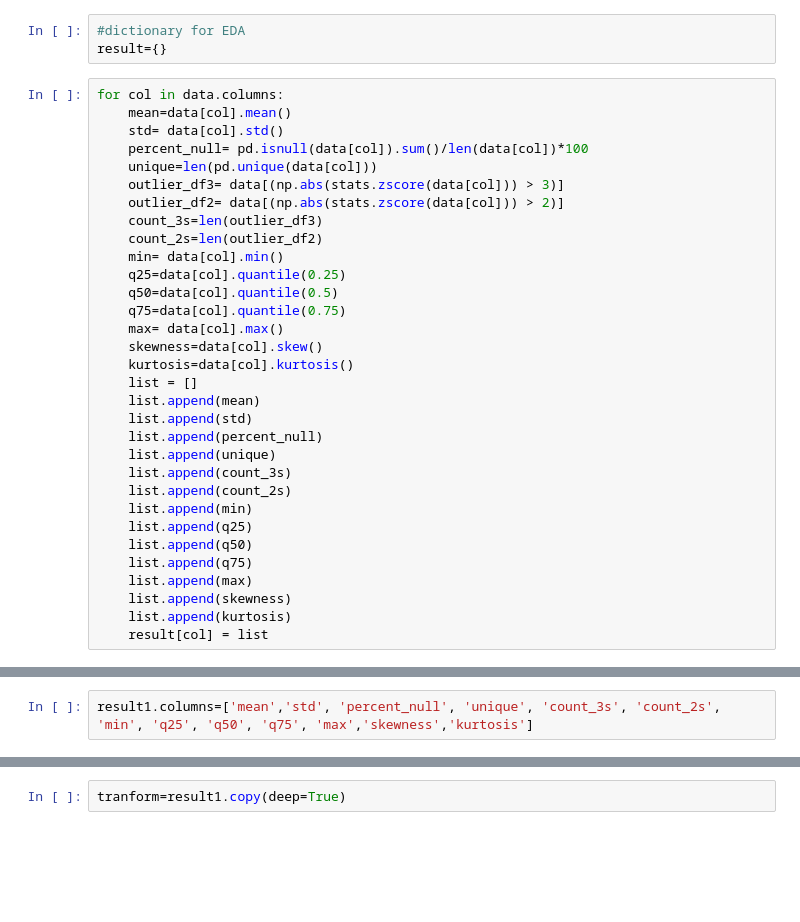
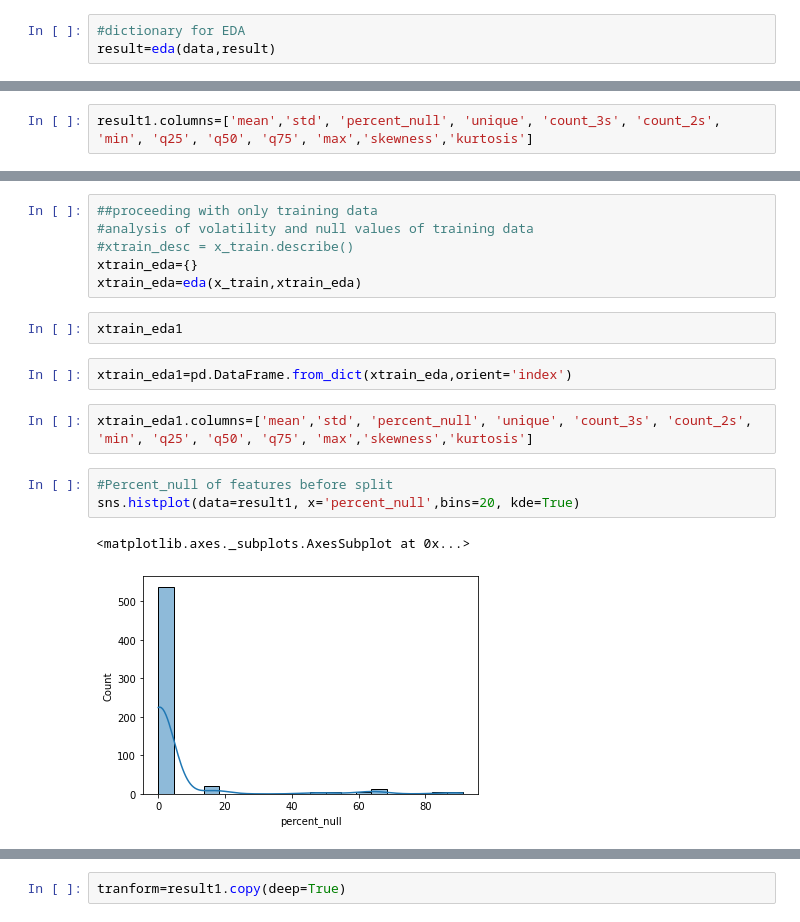
Before and after one commit to hinatanvir/Fault-Detection-SECOM, a Jupyter notebook: EDA.ipynb, the cells around one changed output, grey strips where cells are left out. Saved outputs shown, nothing was run; the diff lists cells and outputs as text; blank space fills up the shorter version.

```diff
--- a/EDA.ipynb
+++ b/EDA.ipynb
@@ -70,35 +142,3 @@ label.to_csv('label.csv')
 # %%
 #dictionary for EDA
-result={}
+result=eda(data,result)
-# %%
-for col in data.columns:
-    mean=data[col].mean()
-    std= data[col].std()
-    percent_null= pd.isnull(data[col]).sum()/len(data[col])*100
-    unique=len(pd.unique(data[col]))
-    outlier_df3= data[(np.abs(stats.zscore(data[col])) > 3)]
-    outlier_df2= data[(np.abs(stats.zscore(data[col])) > 2)]
-    count_3s=len(outlier_df3)
-    count_2s=len(outlier_df2)
-    min= data[col].min()
-    q25=data[col].quantile(0.25)
-    q50=data[col].quantile(0.5)
-    q75=data[col].quantile(0.75)
-    max= data[col].max()
-    skewness=data[col].skew()
-    kurtosis=data[col].kurtosis()
-    list = []
-    list.append(mean)
-    list.append(std)
-    list.append(percent_null)
-    list.append(unique)
-    list.append(count_3s)
-    list.append(count_2s)
-    list.append(min)
-    list.append(q25)
-    list.append(q50)
-    list.append(q75)
-    list.append(max)
-    list.append(skewness)
-    list.append(kurtosis)
-    result[col] = list
@@ -112,0 +203,18 @@ result1
+# %%
+##proceeding with only training data
+#analysis of volatility and null values of training data
+#xtrain_desc = x_train.describe()
+xtrain_eda={}
+xtrain_eda=eda(x_train,xtrain_eda)
+# %%
+xtrain_eda1
+# %%
+xtrain_eda1=pd.DataFrame.from_dict(xtrain_eda,orient='index')
+# %%
+xtrain_eda1.columns=['mean','std', 'percent_null', 'unique', 'count_3s', 'count_2s', 'min', 'q25', 'q50', 'q75', 'max','skewness','kurtosis']
+# %%
+#Percent_null of features before split
+sns.histplot(data=result1, x='percent_null',bins=20, kde=True)
+# %% [output]
+<matplotlib.axes._subplots.AxesSubplot at 0x...>
+[figure, added]
```
Also changed, not shown: parts of 45 cells of this notebook.
